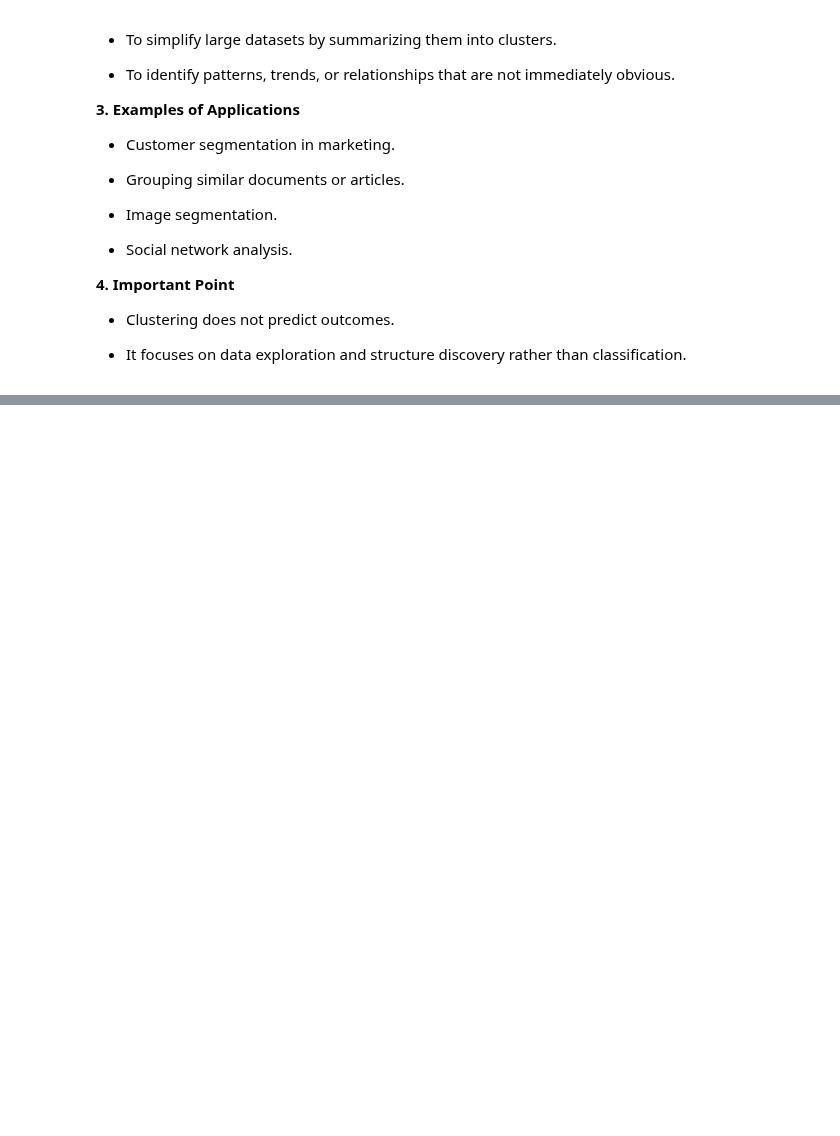
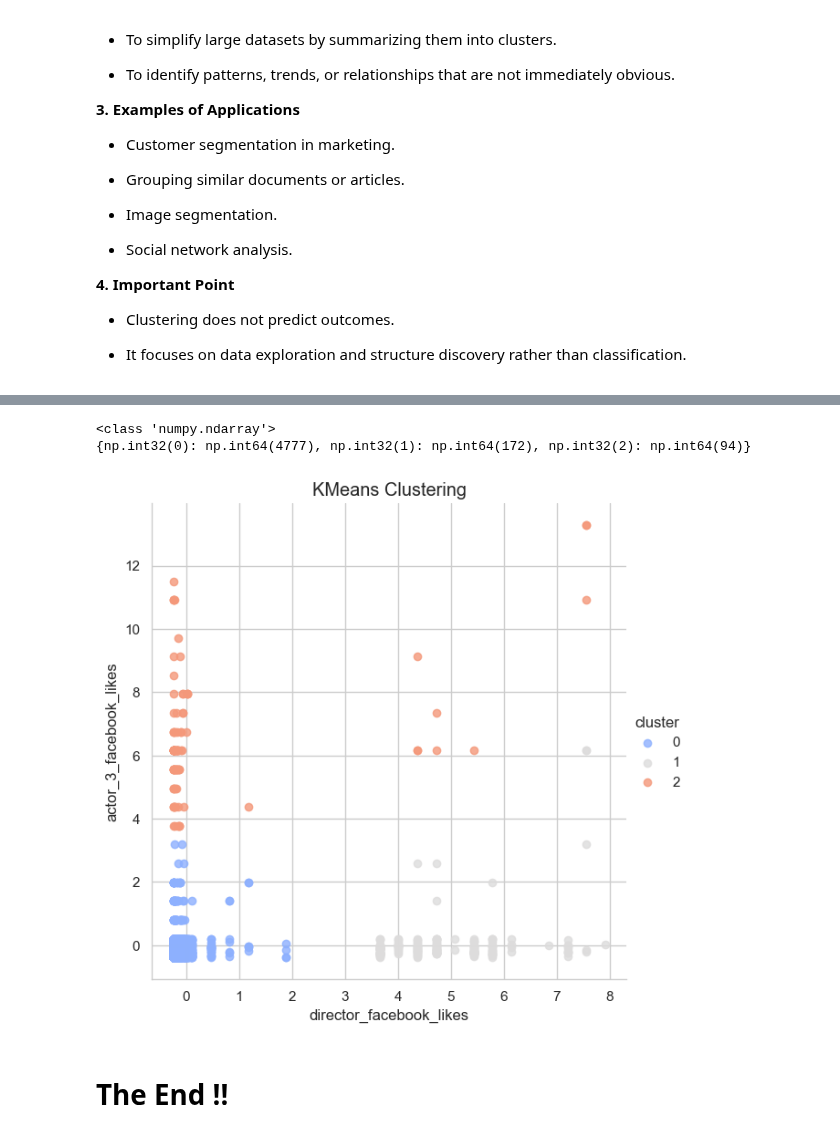
Before and after one commit to RangeshPandianPT/Data-Science_with-ML, a Jupyter notebook: ML-Algorithms/K_Mean_Clustering.ipynb, the cells around one changed output, grey strips where cells are left out. Saved outputs shown, nothing was run; the diff lists cells and outputs as text; code cells hidden in the pictures; blank space fills up the shorter version.

```diff
--- a/ML-Algorithms/K_Mean_Clustering.ipynb
+++ b/ML-Algorithms/K_Mean_Clustering.ipynb
@@ -51,0 +518,7 @@
+# %%
+print(type(kmeans.labels_))
+unique , counts = np.unique(kmeans.labels_ , return_counts=True)
+print(dict(zip(unique,counts)))
+# %% [output]
+<class 'numpy.ndarray'>
+{np.int32(0): np.int64(4777), np.int32(1): np.int64(172), np.int32(2): np.int64(94)}
@@ -51,0 +539,43 @@
+# %%
+# Select only required features
+features = ['director_facebook_likes', 'actor_3_facebook_likes']
+X = data[features].dropna()
+
+# Scale
+from sklearn.preprocessing import StandardScaler
+scaler = StandardScaler()
+X_scaled = scaler.fit_transform(X)
+
+# KMeans
+from sklearn.cluster import KMeans
+kmeans = KMeans(n_clusters=3, random_state=42)
+kmeans.fit(X_scaled)
+
+# Convert to DataFrame
+X_scaled_df = pd.DataFrame(X_scaled, columns=features)
+X_scaled_df['cluster'] = kmeans.labels_
+# %%
+import seaborn as sns
+import matplotlib.pyplot as plt
+
+# Set plot style
+sns.set_style('whitegrid')
+
+# Scatter plot with clusters
+sns.lmplot(
+    x='director_facebook_likes',
+    y='actor_3_facebook_likes',
+    data=X_scaled_df,
+    hue='cluster',
+    palette='coolwarm',
+    height=6,
+    aspect=1,
+    fit_reg=False
+)
+
+plt.title('KMeans Clustering')
+plt.show()
+# %% [output]
+[figure, added]
+# %% [markdown]
+# The End !!
```
Also changed, not shown: parts of 25 cells of this notebook.
